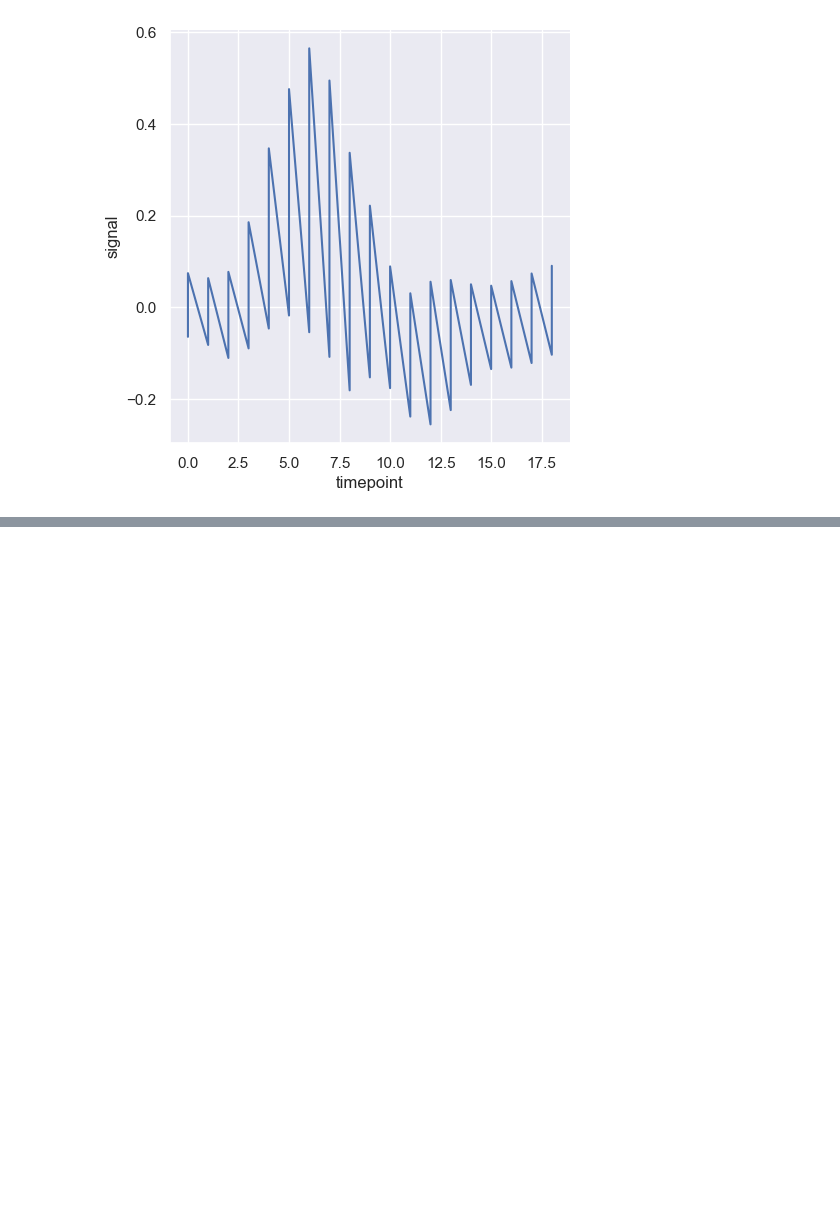
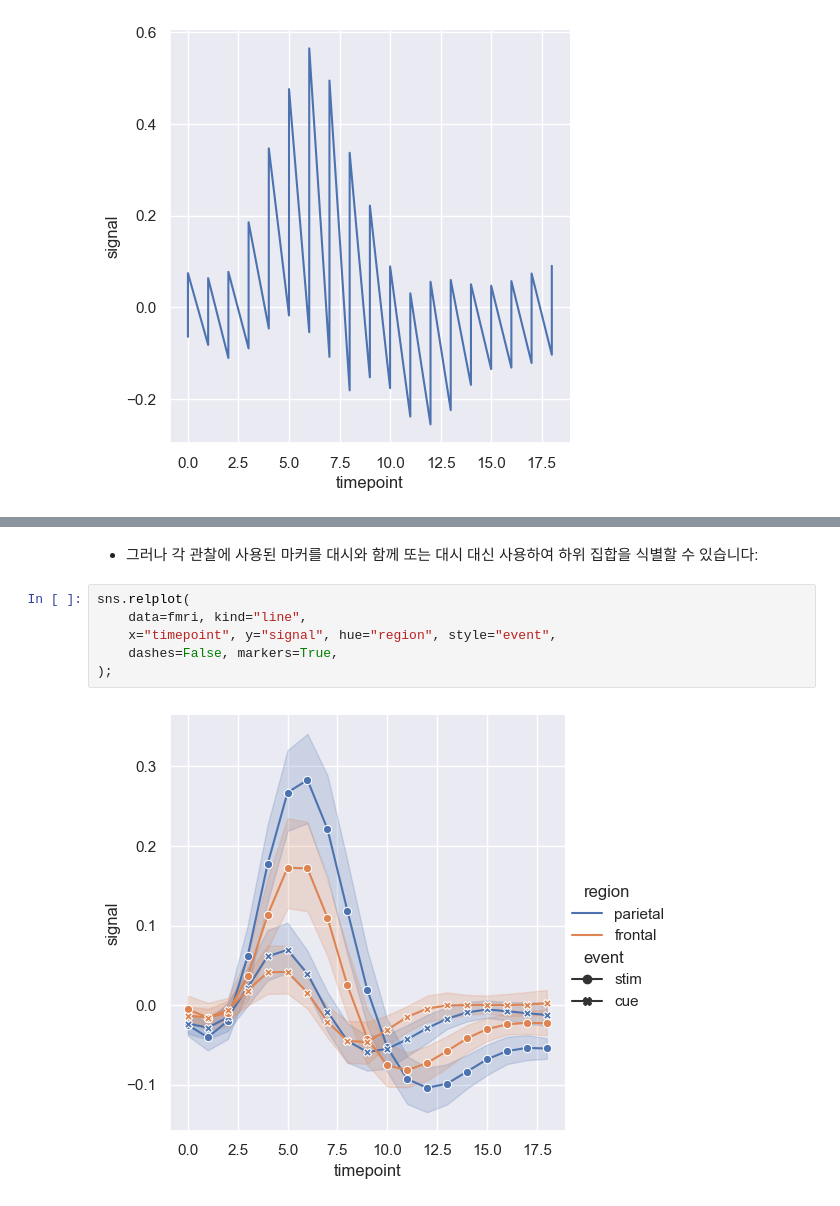
Before and after one commit to kinghy00/Seaborn-Tutorial, a Jupyter notebook: Visualizing_statistical_relationships.ipynb, the cells around one changed output, grey strips where cells are left out. Cells and saved outputs as stored; diff of their text form; blank space fills up the shorter version.

```diff
--- a/Visualizing_statistical_relationships.ipynb
+++ b/Visualizing_statistical_relationships.ipynb
@@ -195,0 +221,10 @@ sns.relplot(
+# %% [markdown]
+- 그러나 각 관찰에 사용된 마커를 대시와 함께 또는 대시 대신 사용하여 하위 집합을 식별할 수 있습니다:
+# %%
+sns.relplot(
+    data=fmri, kind="line",
+    x="timepoint", y="signal", hue="region", style="event",
+    dashes=False, markers=True,
+);
+# %% [output]
+[figure, added]
```
Also changed, not shown: parts of 21 cells of this notebook.
